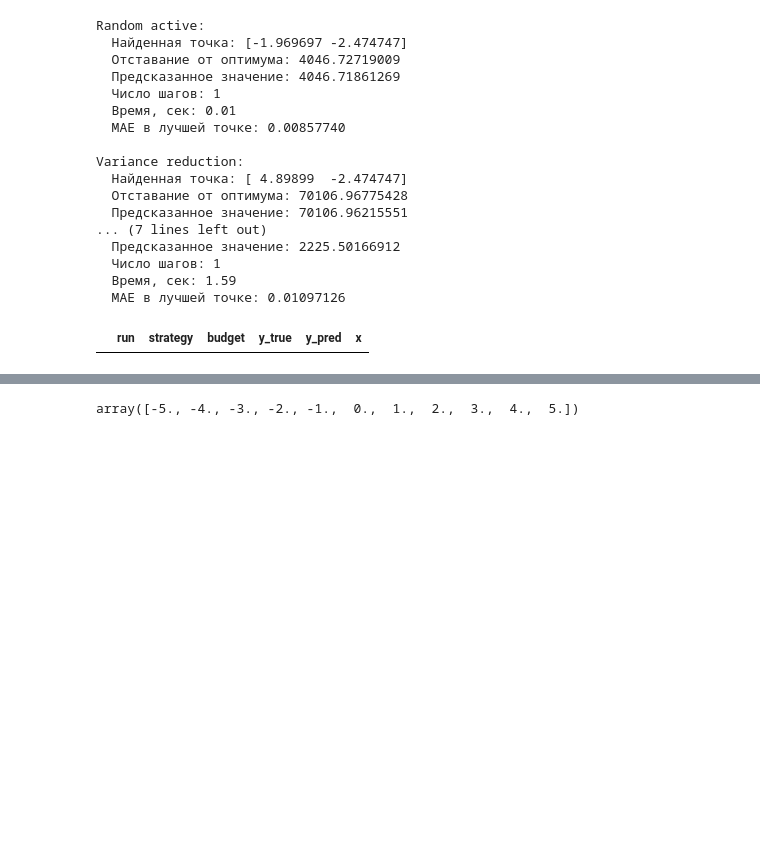
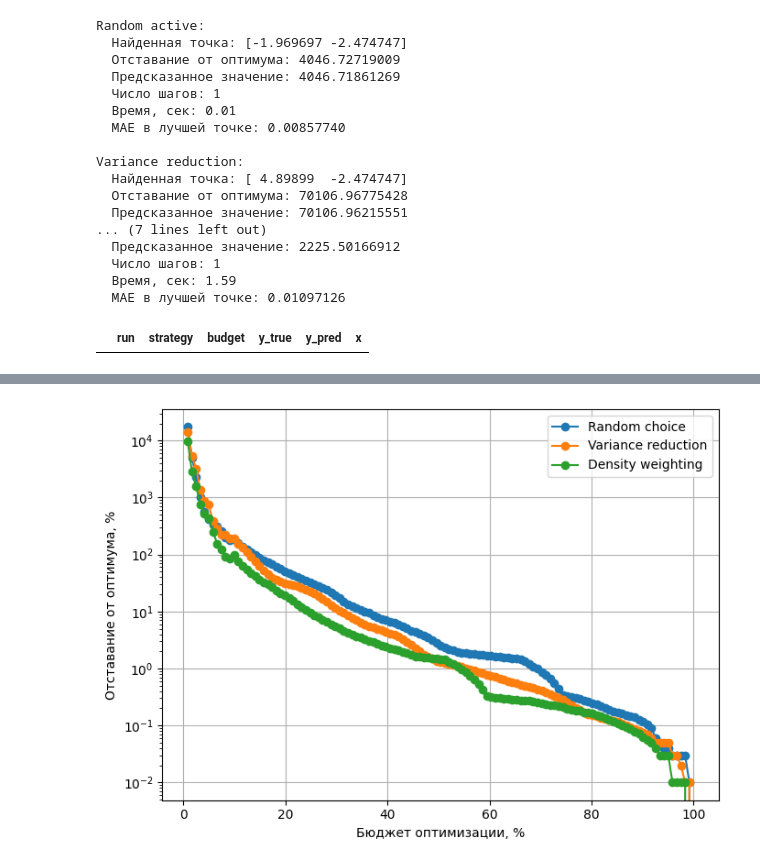
Before and after one commit to Kost1K337/PHD_framework, a Jupyter notebook: notebooks/multifidelity_modeling.ipynb, the cells around one changed output, grey strips where cells are left out. Drawn from its saved outputs; the diff is of its cells as text; code cells hidden in the pictures; blank space fills up the shorter version.

```diff
--- a/notebooks/multifidelity_modeling.ipynb
+++ b/notebooks/multifidelity_modeling.ipynb
@@ -590,7 +515,3 @@ plt.show()
-# %%
-np.linspace(-5,5,11)
-# %% [output]
-array([-5., -4., -3., -2., -1.,  0.,  1.,  2.,  3.,  4.,  5.])
 # %%
 import numpy as np
 import matplotlib.pyplot as plt
@@ -644,41 +565,43 @@ for name, params in experiment_params.items():
                 min_so_far = val
             rel_gap = abs(min_so_far)
             y_hist.append(rel_gap)
-            budget_hist.append((i + 1) / exp.n_points ** 2)
+            budget_hist.append(100 * (i + 1) / exp.n_points ** 2)
 
         all_y_hists.append(y_hist)
         all_budget_hists.append(budget_hist)
 
     mean_y_hist = np.mean(all_y_hists, axis=0)
     mean_budget_hist = np.mean(all_budget_hists, axis=0)
     var_y_hist = np.var(all_y_hists, axis=0)
     std_y_hist = np.sqrt(var_y_hist)
 
     # Сглаживаем mean_y_hist (оставляем по краям 11 точек, середину сглаживаем)
     smoothed_mean_y_hist = np.array([
         mean_y_hist[i] if i < 11 or i >= len(mean_y_hist) - 11 else np.mean(mean_y_hist[i - 5:i + 5])
         for i in range(len(mean_y_hist))
     ])
     mean_y_hist = smoothed_mean_y_hist
     """
     # === КОРИДОР: визуализация разброса ===
     plt.fill_between(
         mean_budget_hist,
         mean_y_hist - std_y_hist,
         mean_y_hist + std_y_hist,
         alpha=0.2,  # прозрачность коридора
         label=None
     )
     """
     plt.plot(mean_budget_hist, mean_y_hist, marker='o', label=name)
 
-plt.xlabel('Использованный бюджет, %')
+plt.xlabel('Бюджет оптимизации, %')
 plt.ylabel('Отставание от оптимума, %')
 plt.yscale('log')
 plt.grid(True)
 plt.legend()
 plt.tight_layout()
 plt.show()
+# %% [output]
+[figure, added]
 # %%
 import numpy as np
 import matplotlib.pyplot as plt
```
Also changed, not shown: parts of 2 cells of this notebook, 2 other files.
